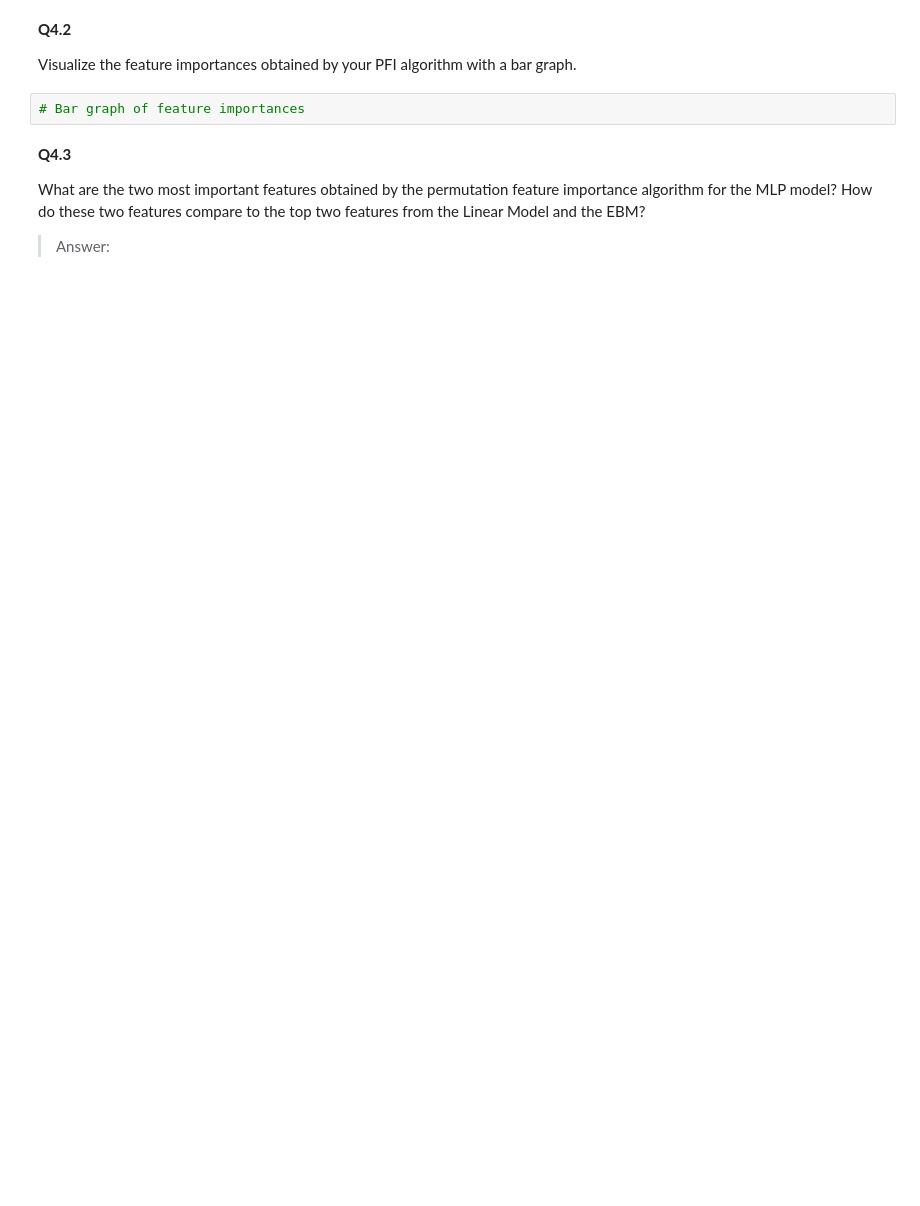
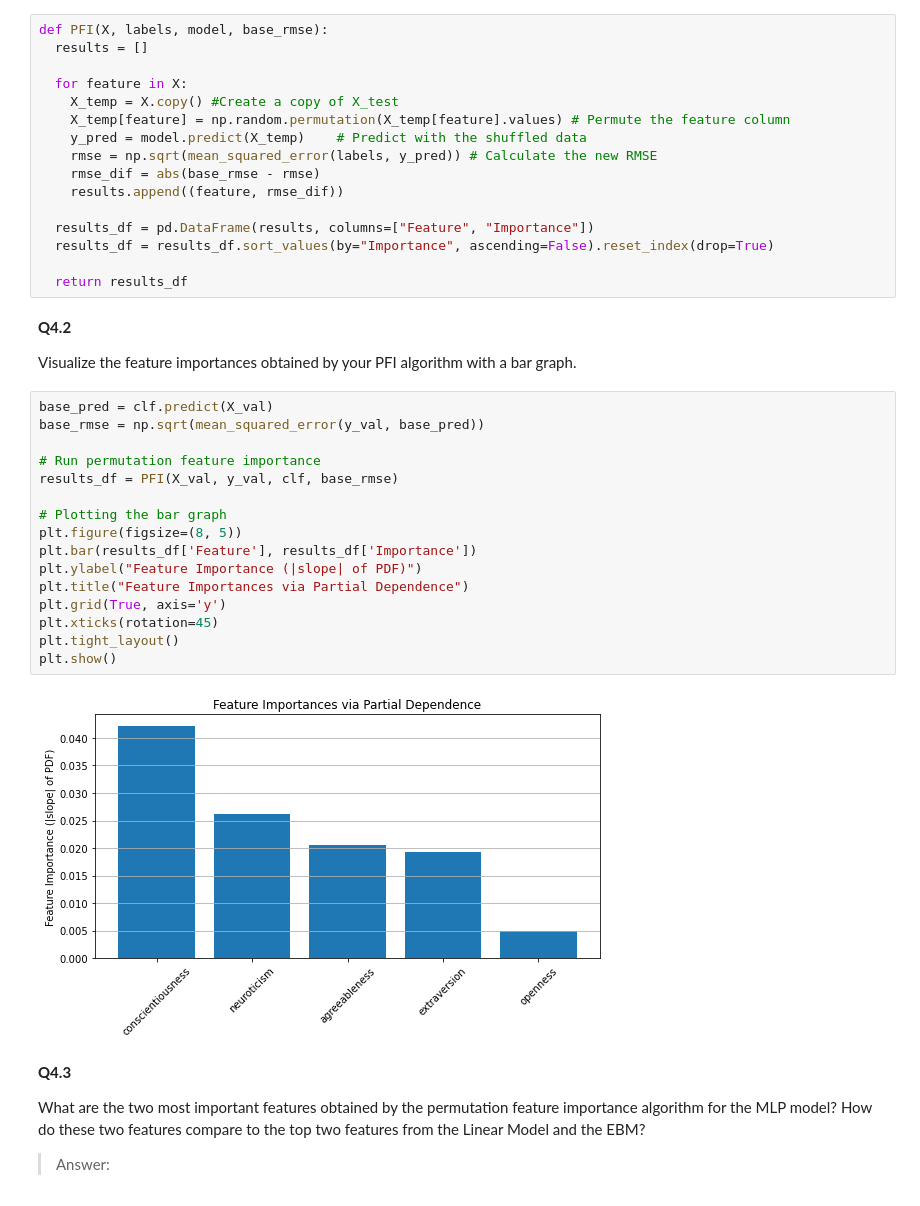
Before and after one commit to BarGinger/HCML-Explainability, a Jupyter notebook: Prog_Explainability_Group_10_part2.ipynb, the cells around one changed output. Saved outputs shown, nothing was run; the diff lists cells and outputs as text; blank space fills up the shorter version.

```diff
--- a/Prog_Explainability_Group_10_part2.ipynb
+++ b/Prog_Explainability_Group_10_part2.ipynb
@@ -402,9 +404,41 @@ def PFI(X, labels, model, base_rmse):
+# %%
+def PFI(X, labels, model, base_rmse):
+  results = []
+
+  for feature in X:
+    X_temp = X.copy() #Create a copy of X_test
+    X_temp[feature] = np.random.permutation(X_temp[feature].values) # Permute the feature column
+    y_pred = model.predict(X_temp)    # Predict with the shuffled data
+    rmse = np.sqrt(mean_squared_error(labels, y_pred)) # Calculate the new RMSE
+    rmse_dif = abs(base_rmse - rmse)
+    results.append((feature, rmse_dif))
+
+  results_df = pd.DataFrame(results, columns=["Feature", "Importance"])
+  results_df = results_df.sort_values(by="Importance", ascending=False).reset_index(drop=True)
+
+  return results_df
 # %% [markdown]
 **Q4.2**
 
 Visualize the feature importances obtained by your PFI algorithm with a bar graph.
-# %%
-# Bar graph of feature importances
+# %%
+base_pred = clf.predict(X_val)
+base_rmse = np.sqrt(mean_squared_error(y_val, base_pred))
+
+# Run permutation feature importance
+results_df = PFI(X_val, y_val, clf, base_rmse)
+
+# Plotting the bar graph
+plt.figure(figsize=(8, 5))
+plt.bar(results_df['Feature'], results_df['Importance'])
+plt.ylabel("Feature Importance (|slope| of PDF)")
+plt.title("Feature Importances via Partial Dependence")
+plt.grid(True, axis='y')
+plt.xticks(rotation=45)
+plt.tight_layout()
+plt.show()
+# %% [output]
+[figure, added]
 # %% [markdown]
 **Q4.3**
 
```
Also changed, not shown: parts of 9 cells of this notebook.
